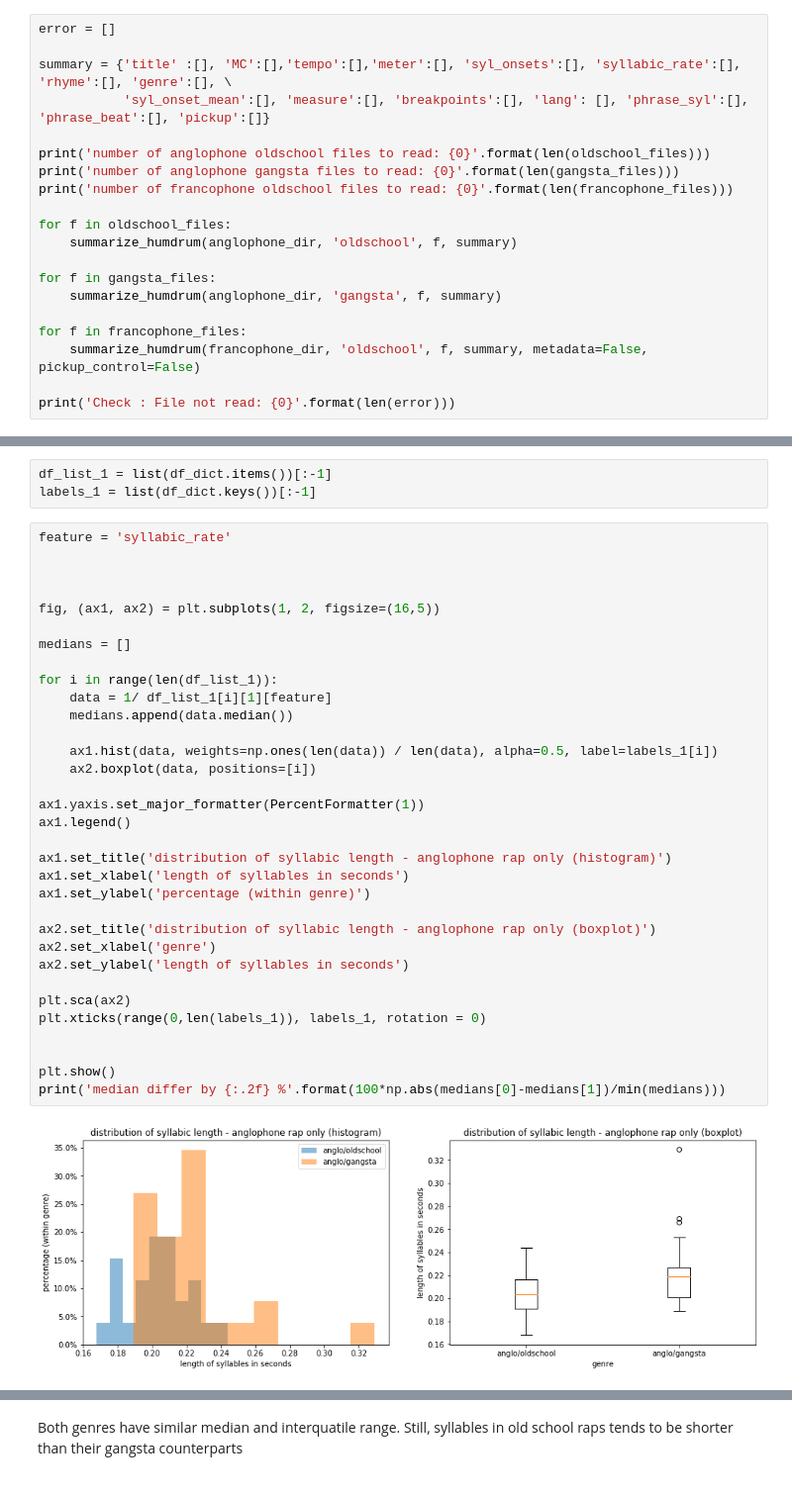
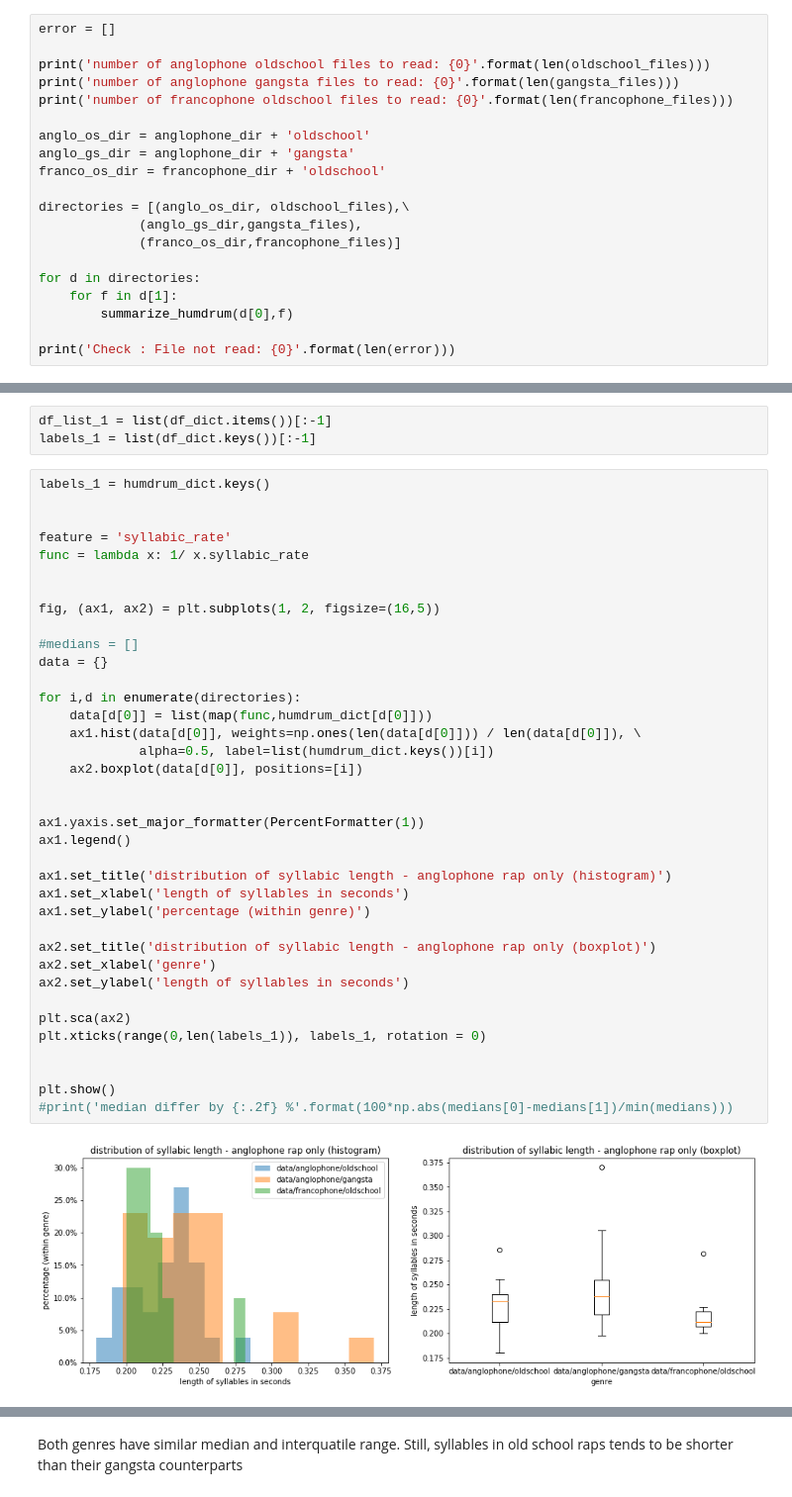
Before and after one commit to haeeunkim/dh401, a Jupyter notebook: milestone3.ipynb, the cells around one changed output, grey strips where cells are left out. Shown at 99% size. Cells and saved outputs as stored; diff of their text form.

```diff
--- a/milestone3.ipynb
+++ b/milestone3.ipynb
@@ -388,21 +482,21 @@ def summarize_humdrum(sample_dir, sample_genre, sample_filename, summary, metada
 # %%
 error = []
-
-summary = {'title' :[], 'MC':[],'tempo':[],'meter':[], 'syl_onsets':[], 'syllabic_rate':[], 'rhyme':[], 'genre':[], \
-           'syl_onset_mean':[], 'measure':[], 'breakpoints':[], 'lang': [], 'phrase_syl':[], 'phrase_beat':[], 'pickup':[]}
 
 print('number of anglophone oldschool files to read: {0}'.format(len(oldschool_files)))
 print('number of anglophone gangsta files to read: {0}'.format(len(gangsta_files)))
 print('number of francophone oldschool files to read: {0}'.format(len(francophone_files)))
 
-for f in oldschool_files:
-    summarize_humdrum(anglophone_dir, 'oldschool', f, summary)
+anglo_os_dir = anglophone_dir + 'oldschool'
+anglo_gs_dir = anglophone_dir + 'gangsta'
+franco_os_dir = francophone_dir + 'oldschool'
 
-for f in gangsta_files:
-    summarize_humdrum(anglophone_dir, 'gangsta', f, summary)
+directories = [(anglo_os_dir, oldschool_files),\
+             (anglo_gs_dir,gangsta_files),
+             (franco_os_dir,francophone_files)]
 
-for f in francophone_files:
-    summarize_humdrum(francophone_dir, 'oldschool', f, summary, metadata=False, pickup_control=False)
+for d in directories:
+    for f in d[1]:
+        summarize_humdrum(d[0],f)
 
 print('Check : File not read: {0}'.format(len(error)))
 # %% [output]
@@ -446,37 +539,41 @@ Average length (in seconds) of syllabic onset for each song. In the attribute de
 df_list_1 = list(df_dict.items())[:-1]
 labels_1 = list(df_dict.keys())[:-1]
 # %%
+labels_1 = humdrum_dict.keys()
+
+
 feature = 'syllabic_rate'
-
+func = lambda x: 1/ x.syllabic_rate
 
 
 fig, (ax1, ax2) = plt.subplots(1, 2, figsize=(16,5))
 
-medians = []
+#medians = []
+data = {}
 
-for i in range(len(df_list_1)):
-    data = 1/ df_list_1[i][1][feature]
-    medians.append(data.median())
+for i,d in enumerate(directories):
+    data[d[0]] = list(map(func,humdrum_dict[d[0]]))
+    ax1.hist(data[d[0]], weights=np.ones(len(data[d[0]])) / len(data[d[0]]), \
+             alpha=0.5, label=list(humdrum_dict.keys())[i])
+    ax2.boxplot(data[d[0]], positions=[i])
 
-    ax1.hist(data, weights=np.ones(len(data)) / len(data), alpha=0.5, label=labels_1[i])
-    ax2.boxplot(data, positions=[i])
 
 ax1.yaxis.set_major_formatter(PercentFormatter(1))
 ax1.legend()
 
 ax1.set_title('distribution of syllabic length - anglophone rap only (histogram)')
 ax1.set_xlabel('length of syllables in seconds')
 ax1.set_ylabel('percentage (within genre)')
 
 ax2.set_title('distribution of syllabic length - anglophone rap only (boxplot)')
 ax2.set_xlabel('genre')
 ax2.set_ylabel('length of syllables in seconds')
 
 plt.sca(ax2)
 plt.xticks(range(0,len(labels_1)), labels_1, rotation = 0)
 
 
 plt.show()
-print('median differ by {:.2f} %'.format(100*np.abs(medians[0]-medians[1])/min(medians)))
+#print('median differ by {:.2f} %'.format(100*np.abs(medians[0]-medians[1])/min(medians)))
 # %% [output]
-[figure, old version]
+[figure, new version]
```
Also changed, not shown: parts of 24 cells of this notebook.
